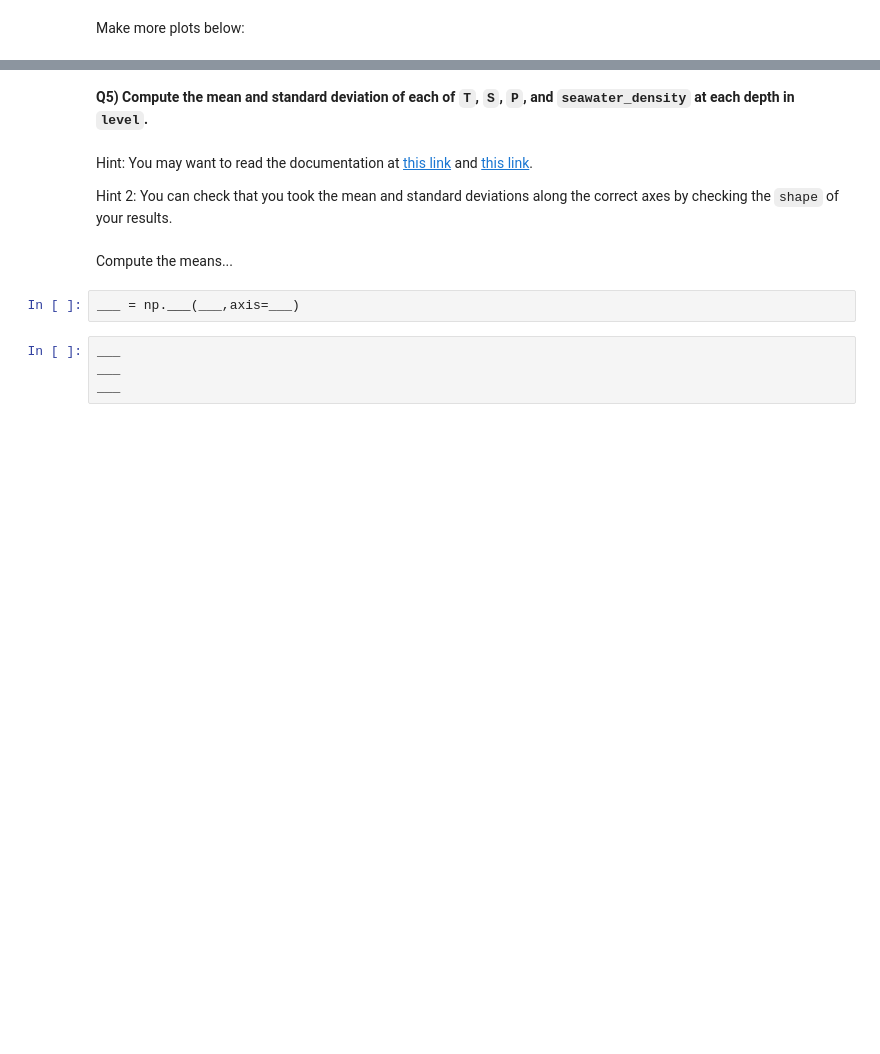
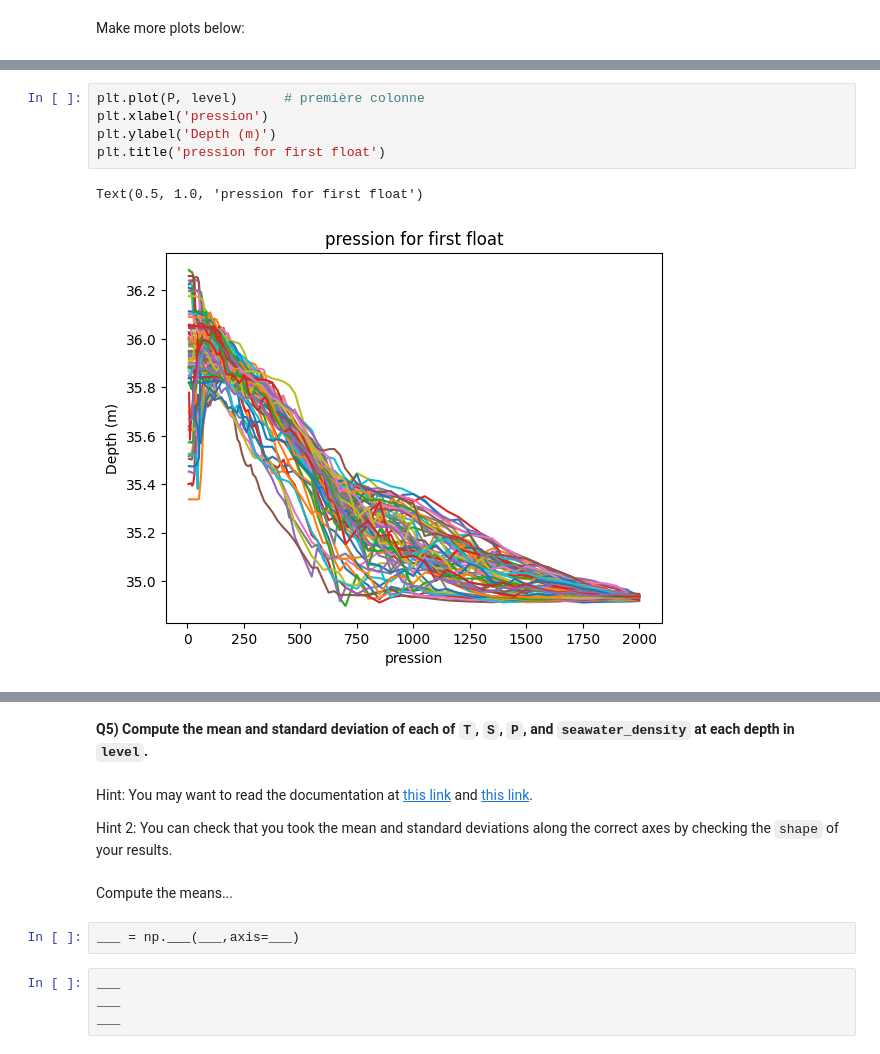
Before and after one commit to quentin02noel/2025_Intro_Python, a Jupyter notebook: notebook/W2_S1.ipynb, the cells around one changed output, grey strips where cells are left out. Saved outputs shown, nothing was run; the diff lists cells and outputs as text; blank space fills up the shorter version.

```diff
--- a/notebook/W2_S1.ipynb
+++ b/notebook/W2_S1.ipynb
@@ -203,0 +252,8 @@ Make more plots below:
+# %%
+plt.plot(P, level)      # première colonne
+plt.xlabel('pression')
+plt.ylabel('Depth (m)')
+plt.title('pression for first float')
+# %% [output]
+Text(0.5, 1.0, 'pression for first float')
+[figure, added]
```
Also changed, not shown: parts of 16 cells of this notebook.
